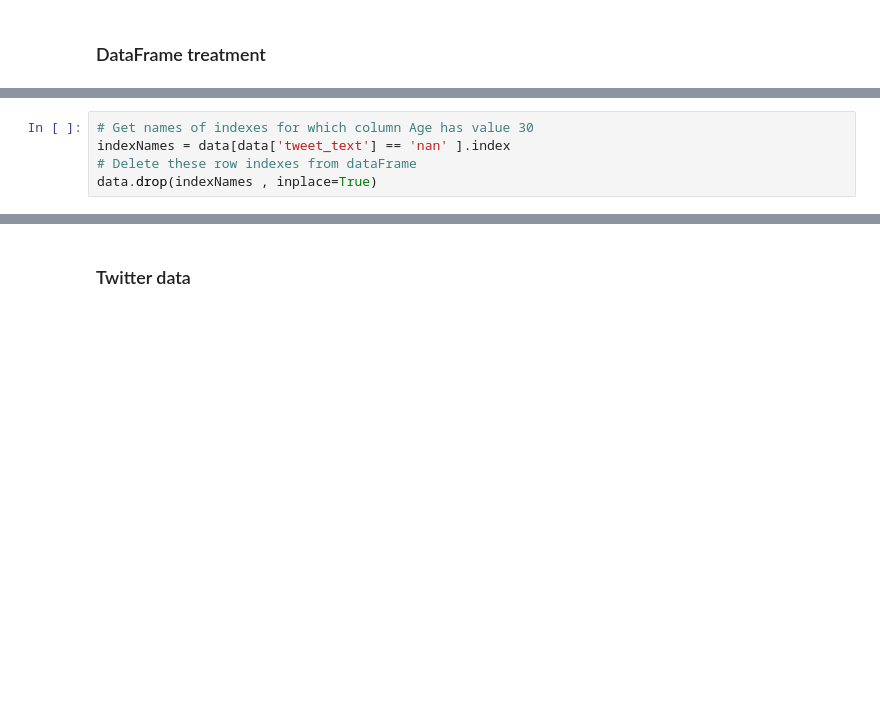
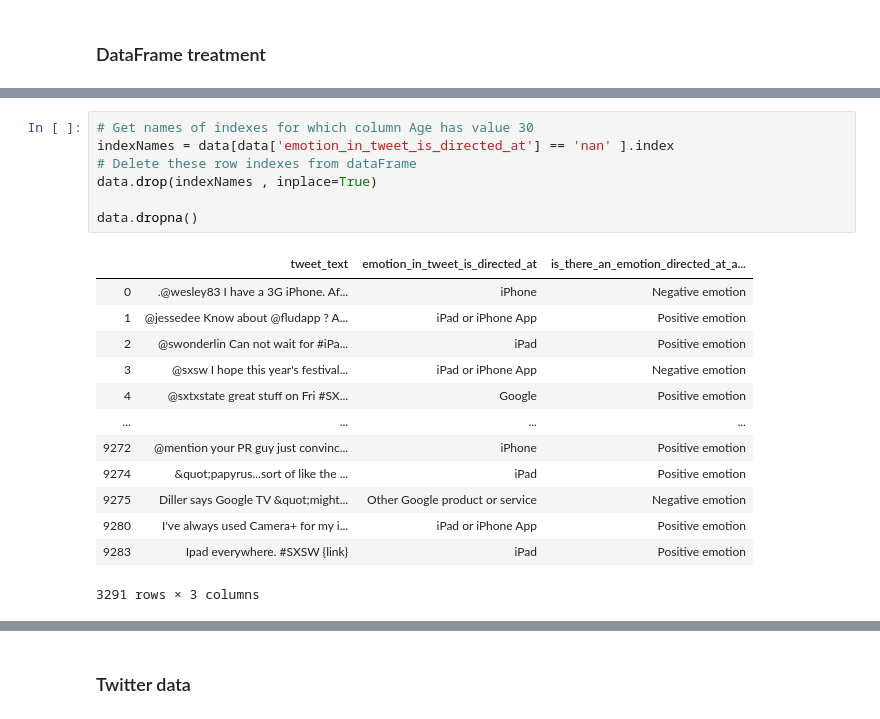
Before and after one commit to jdsmithwes/project4_NLP-master, a Jupyter notebook: Apple_Google_NLPnotebook.ipynb, the cells around one changed output, grey strips where cells are left out. Drawn from its saved outputs; the diff is of its cells as text; blank space fills up the shorter version.

```diff
--- a/Apple_Google_NLPnotebook.ipynb
+++ b/Apple_Google_NLPnotebook.ipynb
@@ -50,6 +52,22 @@ data.describe()
 | freq | 27 | 5997 | 5389 |
 # %%
 # Get names of indexes for which column Age has value 30
-indexNames = data[data['tweet_text'] == 'nan' ].index
+indexNames = data[data['emotion_in_tweet_is_directed_at'] == 'nan' ].index
 # Delete these row indexes from dataFrame
 data.drop(indexNames , inplace=True)
+
+data.dropna()
+# %% [output]
+|  | tweet_text | emotion_in_tweet_is_directed_at | is_there_an_emotion_directed_at_a... |
+| 0 | .@wesley83 I have a 3G iPhone. Af... | iPhone | Negative emotion |
+| 1 | @jessedee Know about @fludapp ? A... | iPad or iPhone App | Positive emotion |
+| 2 | @swonderlin Can not wait for #iPa... | iPad | Positive emotion |
+| 3 | @sxsw I hope this year's festival... | iPad or iPhone App | Negative emotion |
+| 4 | @sxtxstate great stuff on Fri #SX... | Google | Positive emotion |
+| ... | ... | ... | ... |
+| 9272 | @mention your PR guy just convinc... | iPhone | Positive emotion |
+| 9274 | &quot;papyrus...sort of like the ... | iPad | Positive emotion |
+| 9275 | Diller says Google TV &quot;might... | Other Google product or service | Negative emotion |
+| 9280 | I've always used Camera+ for my i... | iPad or iPhone App | Positive emotion |
+| 9283 | Ipad everywhere. #SXSW {link} | iPad | Positive emotion |
+3291 rows × 3 columns
```
Also changed, not shown: parts of 21 cells of this notebook.
